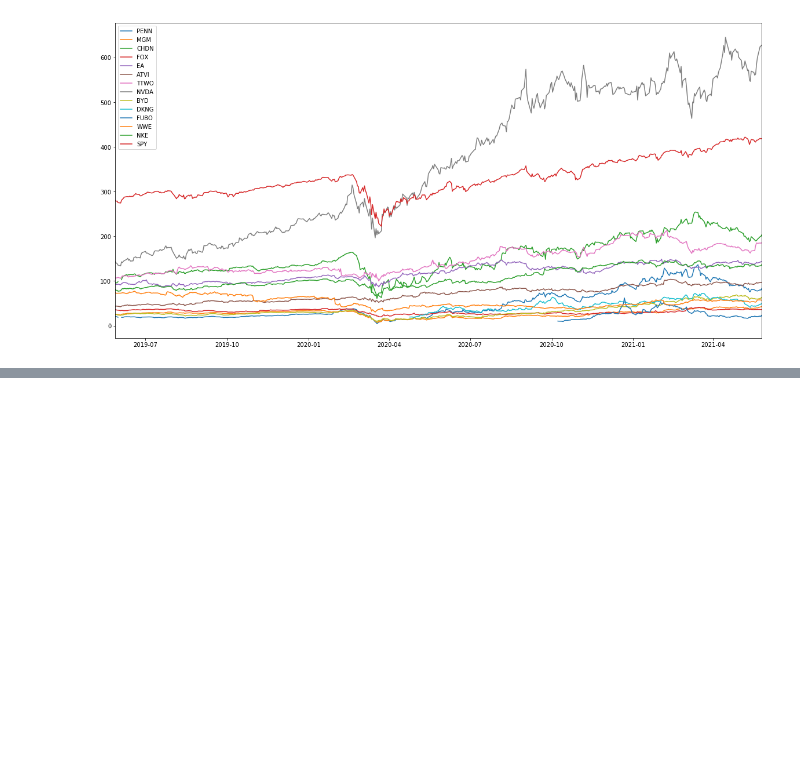
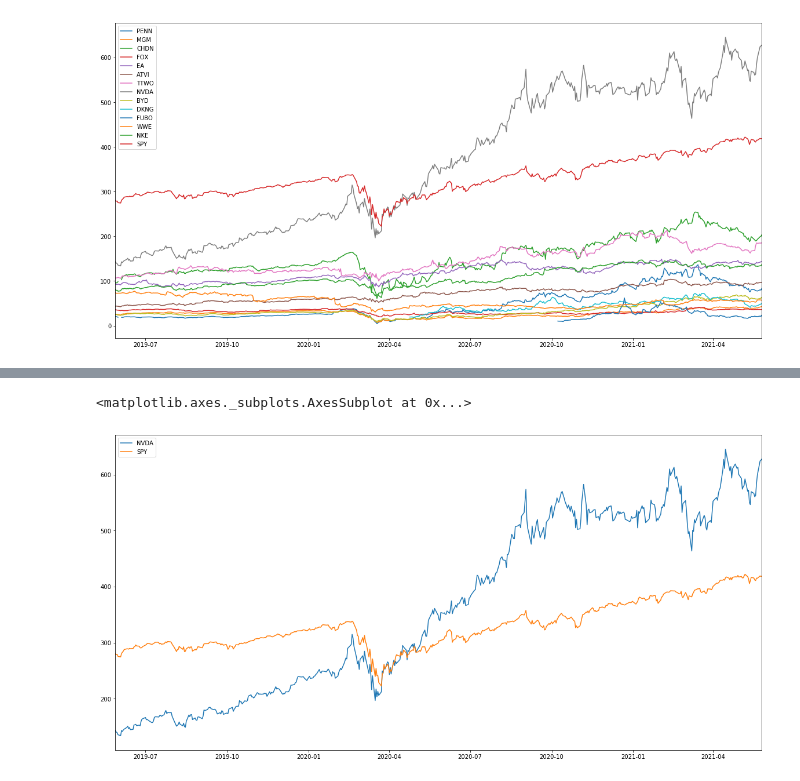
Before and after one commit to niallpwright/group2, a Jupyter notebook: project1dataanalysis.ipynb, the cells around one changed output, grey strips where cells are left out. Cells and saved outputs as stored; diff of their text form; code cells hidden in the pictures; blank space fills up the shorter version.

```diff
--- a/project1dataanalysis.ipynb
+++ b/project1dataanalysis.ipynb
@@ -606,0 +677,20 @@ sns.heatmap(correlation, vmin=-1, vmax=1)
+# %%
+ticker = ["NVDA", "SPY"]
+
+# Set timeframe to '1D'
+timeframe = "1D"
+
+# Set start and end datetimes of 5 years from Today
+start_date = pd.Timestamp("2019-05-25", tz="America/New_York").isoformat()
+end_date = pd.Timestamp("2021-05-26", tz="America/New_York").isoformat()
+
+# Get 1 year's worth of historical data for AAPL
+crypto_sp500 = api.get_barset(
+    ticker,
+    timeframe,
+    start=start_date,
+    end=end_date,
+    limit=1000,
+).df
+
+crypto_sp500.head()
@@ -606,0 +706,6 @@ sns.heatmap(correlation, vmin=-1, vmax=1)
+# %%
+cryptp_sp500_prices = pd.DataFrame()
+cryptp_sp500_prices['NVDA'] = crypto_sp500['NVDA']['close']
+cryptp_sp500_prices['SPY'] = crypto_sp500['SPY']['close']
+cryptp_sp500_prices.index = cryptp_sp500_prices.index.date
+cryptp_sp500_prices.head(10)
@@ -606,0 +724,5 @@ sns.heatmap(correlation, vmin=-1, vmax=1)
+# %%
+cryptp_sp500_prices.plot(figsize=(20,10))
+# %% [output]
+<matplotlib.axes._subplots.AxesSubplot at 0x...>
+[figure, added]
```
Also changed, not shown: parts of 22 cells of this notebook, 2 other files.
